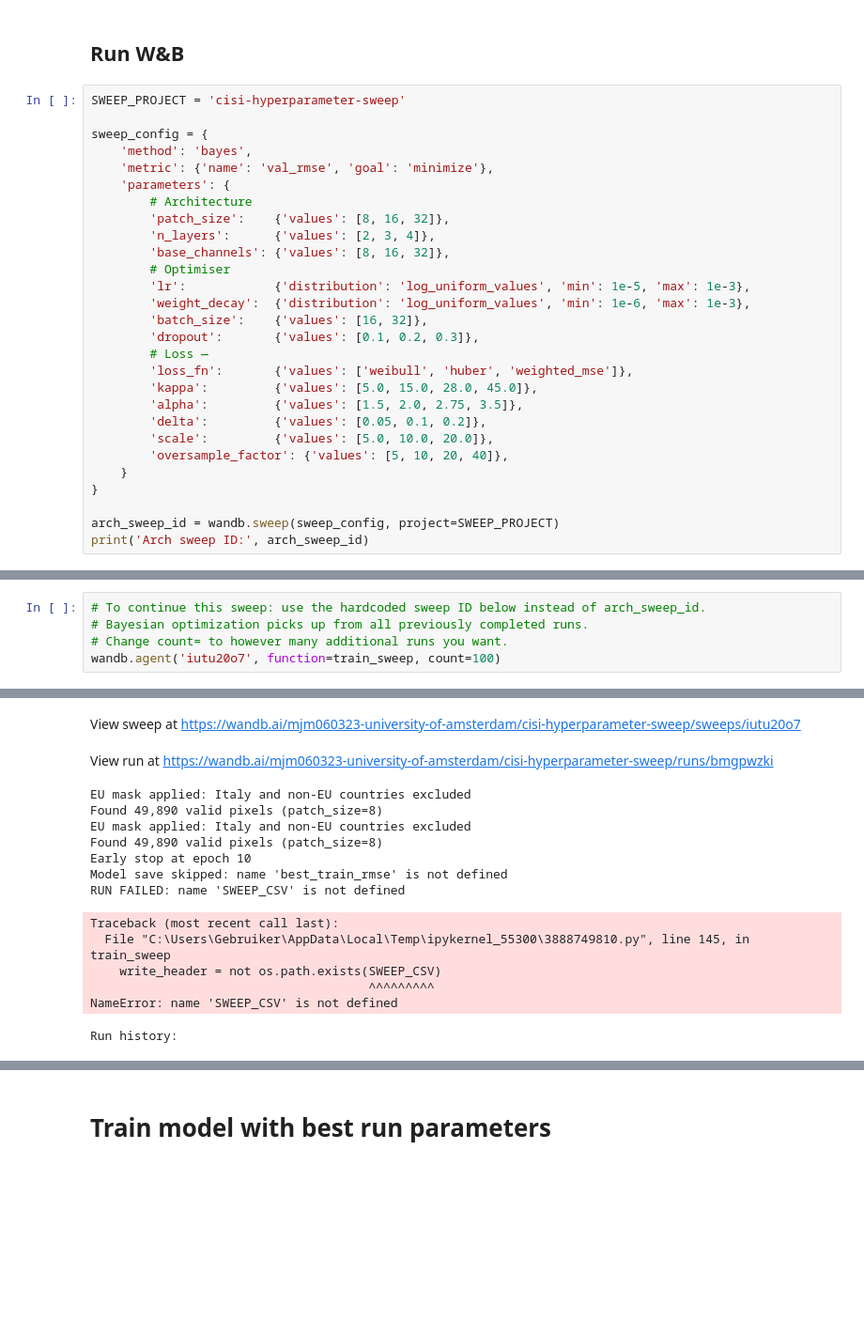
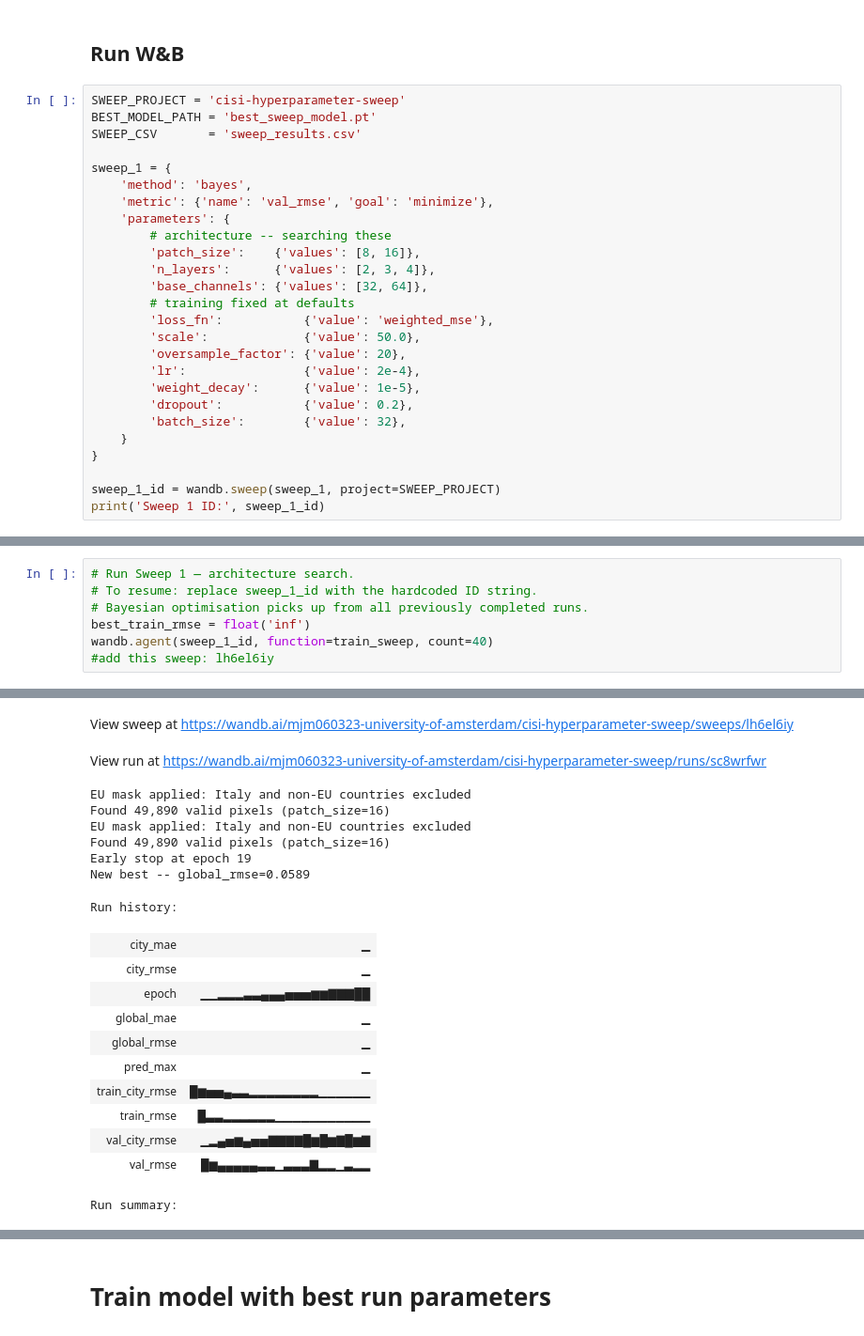
Before and after one commit to Messanella/Thesis_code, a Jupyter notebook: train_model_final.ipynb, the cells around one changed output, grey strips where cells are left out. Shown at 94% size. Saved outputs shown, nothing was run; the diff lists cells and outputs as text; blank space fills up the shorter version.

```diff
--- a/train_model_final.ipynb
+++ b/train_model_final.ipynb
@@ -1405,31 +1415,29 @@ def train_sweep():
 ## Run W&B
 # %%
 SWEEP_PROJECT = 'cisi-hyperparameter-sweep'
+BEST_MODEL_PATH = 'best_sweep_model.pt'
+SWEEP_CSV       = 'sweep_results.csv'
 
-sweep_config = {
+sweep_1 = {
     'method': 'bayes',
     'metric': {'name': 'val_rmse', 'goal': 'minimize'},
     'parameters': {
-        # Architecture
-        'patch_size':    {'values': [8, 16, 32]},
+        # architecture -- searching these
+        'patch_size':    {'values': [8, 16]},
         'n_layers':      {'values': [2, 3, 4]},
-        'base_channels': {'values': [8, 16, 32]},
-        # Optimiser
-        'lr':            {'distribution': 'log_uniform_values', 'min': 1e-5, 'max': 1e-3},
-        'weight_decay':  {'distribution': 'log_uniform_values', 'min': 1e-6, 'max': 1e-3},
-        'batch_size':    {'values': [16, 32]},
-        'dropout':       {'values': [0.1, 0.2, 0.3]},
-        # Loss —
-        'loss_fn':       {'values': ['weibull', 'huber', 'weighted_mse']},
-        'kappa':         {'values': [5.0, 15.0, 28.0, 45.0]},
-        'alpha':         {'values': [1.5, 2.0, 2.75, 3.5]},
-        'delta':         {'values': [0.05, 0.1, 0.2]},
-        'scale':         {'values': [5.0, 10.0, 20.0]},
-        'oversample_factor': {'values': [5, 10, 20, 40]},
+        'base_channels': {'values': [32, 64]},
+        # training fixed at defaults
+        'loss_fn':           {'value': 'weighted_mse'},
+        'scale':             {'value': 50.0},
+        'oversample_factor': {'value': 20},
+        'lr':                {'value': 2e-4},
+        'weight_decay':      {'value': 1e-5},
+        'dropout':           {'value': 0.2},
+        'batch_size':        {'value': 32},
     }
 }
 
-arch_sweep_id = wandb.sweep(sweep_config, project=SWEEP_PROJECT)
-print('Arch sweep ID:', arch_sweep_id)
+sweep_1_id = wandb.sweep(sweep_1, project=SWEEP_PROJECT)
+print('Sweep 1 ID:', sweep_1_id)
 # %% [output]
 Failed to detect the name of this notebook, you can set it manually with the WANDB_NOTEBOOK_NAME environment variable to enable code saving.
@@ -1439,6 +1447,8 @@ Arch sweep ID: bfd1uh3n
 # %%
-# To continue this sweep: use the hardcoded sweep ID below instead of arch_sweep_id.
-# Bayesian optimization picks up from all previously completed runs.
-# Change count= to however many additional runs you want.
-wandb.agent('iutu20o7', function=train_sweep, count=100)
+# Run Sweep 1 — architecture search.
+# To resume: replace sweep_1_id with the hardcoded ID string.
+# Bayesian optimisation picks up from all previously completed runs.
+best_train_rmse = float('inf')
+wandb.agent(sweep_1_id, function=train_sweep, count=40)
+#add this sweep: lh6el6iy
 # %% [output]
@@ -1465,16 +1472,21 @@ Sweep page: https://wandb.ai/mjm060323-university-of-amsterdam/cisi-hyperparamet
 View project at https://wandb.ai/mjm060323-university-of-amsterdam/cisi-hyperparameter-sweep
-View sweep at https://wandb.ai/mjm060323-university-of-amsterdam/cisi-hyperparameter-sweep/sweeps/iutu20o7
+View sweep at https://wandb.ai/mjm060323-university-of-amsterdam/cisi-hyperparameter-sweep/sweeps/lh6el6iy
-View run at https://wandb.ai/mjm060323-university-of-amsterdam/cisi-hyperparameter-sweep/runs/bmgpwzki
+View run at https://wandb.ai/mjm060323-university-of-amsterdam/cisi-hyperparameter-sweep/runs/sc8wrfwr
 EU mask applied: Italy and non-EU countries excluded
-Found 49,890 valid pixels (patch_size=8)
+Found 49,890 valid pixels (patch_size=16)
 EU mask applied: Italy and non-EU countries excluded
-Found 49,890 valid pixels (patch_size=8)
-Early stop at epoch 10
-Model save skipped: name 'best_train_rmse' is not defined
-RUN FAILED: name 'SWEEP_CSV' is not defined
+Found 49,890 valid pixels (patch_size=16)
+Early stop at epoch 19
+New best -- global_rmse=0.0589
-Traceback (most recent call last):
-  File "C:\Users\Gebruiker\AppData\Local\Temp\ipykernel_55300\3888749810.py", line 145, in train_sweep
-    write_header = not os.path.exists(SWEEP_CSV)
-                                      ^^^^^^^^^
-NameError: name 'SWEEP_CSV' is not defined
+Run history:
+| city_mae | ▁ |
+| city_rmse | ▁ |
+| epoch | ▁▁▂▂▂▃▃▄▄▄▅▅▅▆▆▇▇▇██ |
+| global_mae | ▁ |
+| global_rmse | ▁ |
+| pred_max | ▁ |
+| train_city_rmse | █▆▅▅▄▃▃▂▂▂▂▂▂▂▂▁▁▁▁▁▁ |
+| train_rmse | █▃▃▂▂▂▂▂▂▁▁▁▁▁▁▁▁▁▁▁ |
+| val_city_rmse | ▁▂▄▅▆▄▅▅▇▇▇▇█▆█▆▇█▆▇ |
+| val_rmse | █▆▄▄▄▄▄▃▃▁▃▃▃▇▂▂▁▃▂▂ |
-Run history:
+Run summary:
```
Also changed, not shown: parts of 7 cells of this notebook, 3 other files.
